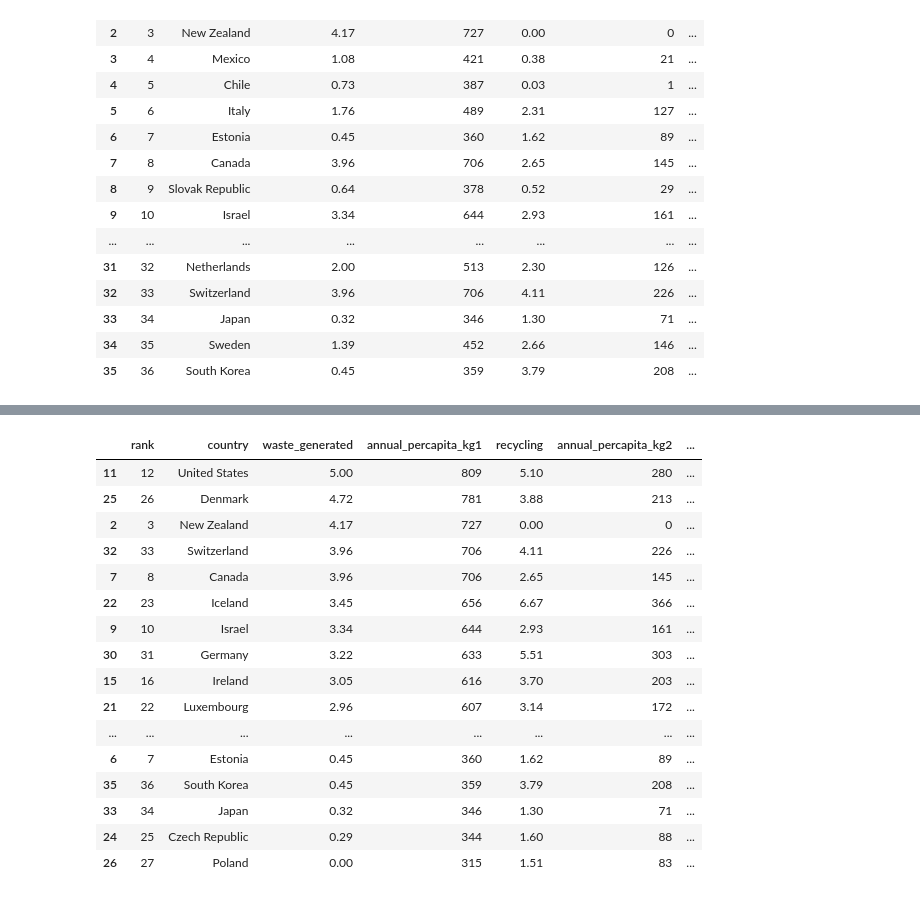
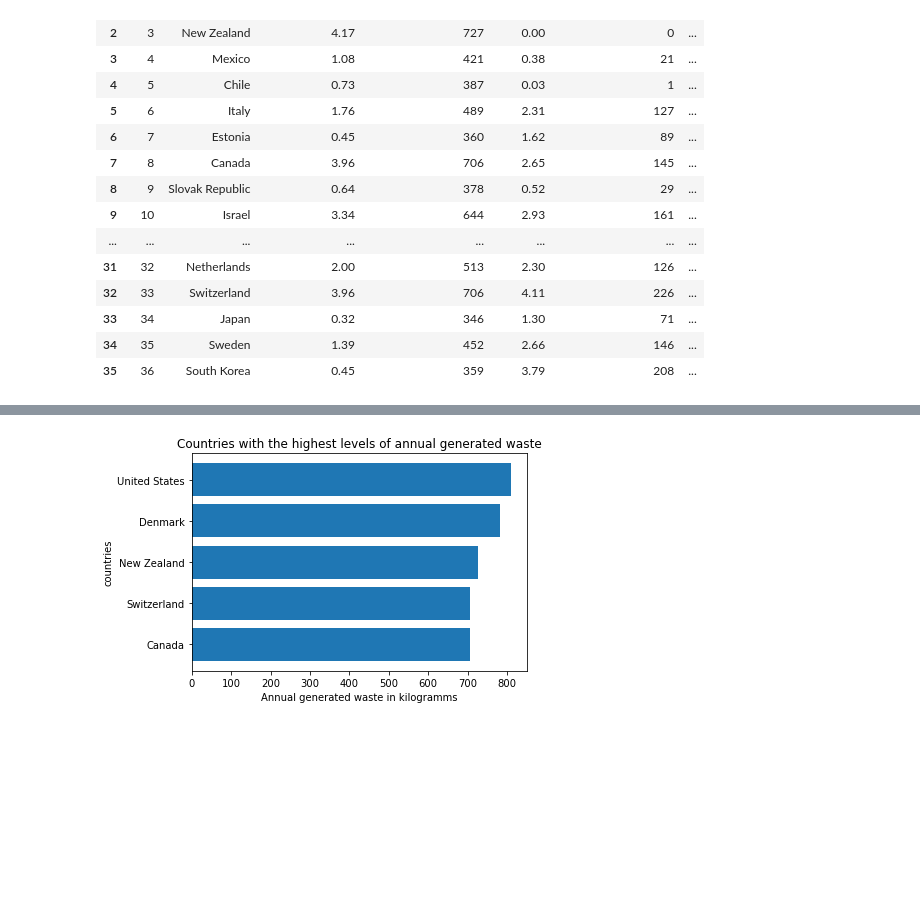
Before and after one commit to Durdona271/Jamoa-31, a Jupyter notebook: My project.ipynb, the cells around one changed output, grey strips where cells are left out. Saved outputs shown, nothing was run; the diff lists cells and outputs as text; code cells hidden in the pictures; blank space fills up the shorter version.

```diff
--- a/My project.ipynb
+++ b/My project.ipynb
@@ -140,21 +72,18 @@ ValueError: need at least one array to concatenate
-# %%
-data_sorted= data.sort_values(by=['annual_percapita_kg1'],ascending=False)
-data_sorted
-# %% [output]
-|  | rank | country | waste_generated | annual_percapita_kg1 | recycling | annual_percapita_kg2 | ... |
-| 11 | 12 | United States | 5.00 | 809 | 5.10 | 280 | ... |
-| 25 | 26 | Denmark | 4.72 | 781 | 3.88 | 213 | ... |
-| 2 | 3 | New Zealand | 4.17 | 727 | 0.00 | 0 | ... |
-| 32 | 33 | Switzerland | 3.96 | 706 | 4.11 | 226 | ... |
-| 7 | 8 | Canada | 3.96 | 706 | 2.65 | 145 | ... |
-| 22 | 23 | Iceland | 3.45 | 656 | 6.67 | 366 | ... |
-| 9 | 10 | Israel | 3.34 | 644 | 2.93 | 161 | ... |
-| 30 | 31 | Germany | 3.22 | 633 | 5.51 | 303 | ... |
-| 15 | 16 | Ireland | 3.05 | 616 | 3.70 | 203 | ... |
-| 21 | 22 | Luxembourg | 2.96 | 607 | 3.14 | 172 | ... |
-| ... | ... | ... | ... | ... | ... | ... | ... |
-| 6 | 7 | Estonia | 0.45 | 360 | 1.62 | 89 | ... |
-| 35 | 36 | South Korea | 0.45 | 359 | 3.79 | 208 | ... |
-| 33 | 34 | Japan | 0.32 | 346 | 1.30 | 71 | ... |
-| 24 | 25 | Czech Republic | 0.29 | 344 | 1.60 | 88 | ... |
-| 26 | 27 | Poland | 0.00 | 315 | 1.51 | 83 | ... |
+# %%
+fig, ax = plt.subplots()
+
+data_sorted= data.sort_values(by=['annual_percapita_kg1'],ascending=False)
+new_data= data_sorted.head(5)
+waste = new_data['annual_percapita_kg1']
+
+countries = ['United States', 'Denmark', 'New Zealand', 'Switzerland', 'Canada']
+ax.invert_yaxis()
+ax.barh(countries,waste)
+
+ax.set_ylabel('countries')
+ax.set_xlabel('Annual generated waste in kilogramms')
+ax.set_title('Countries with the highest levels of annual generated waste')
+
+plt.show()
+# %% [output]
+[figure, added]
```
Also changed, not shown: parts of 8 cells of this notebook.
